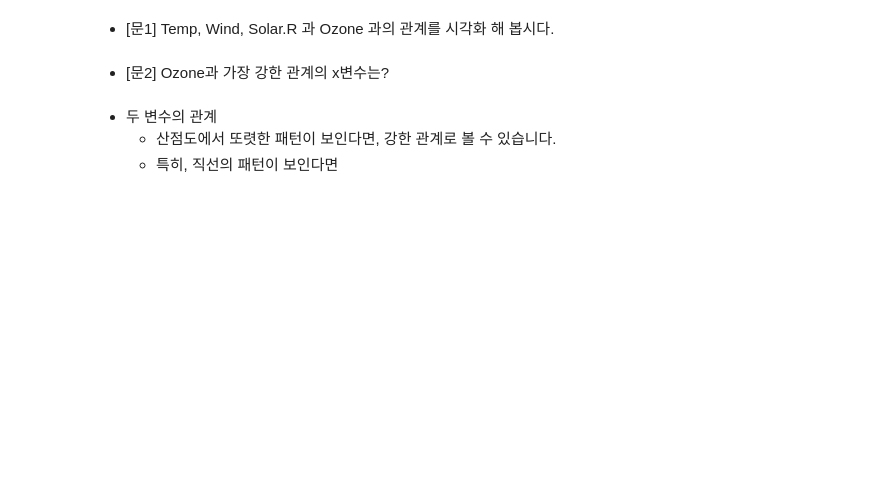
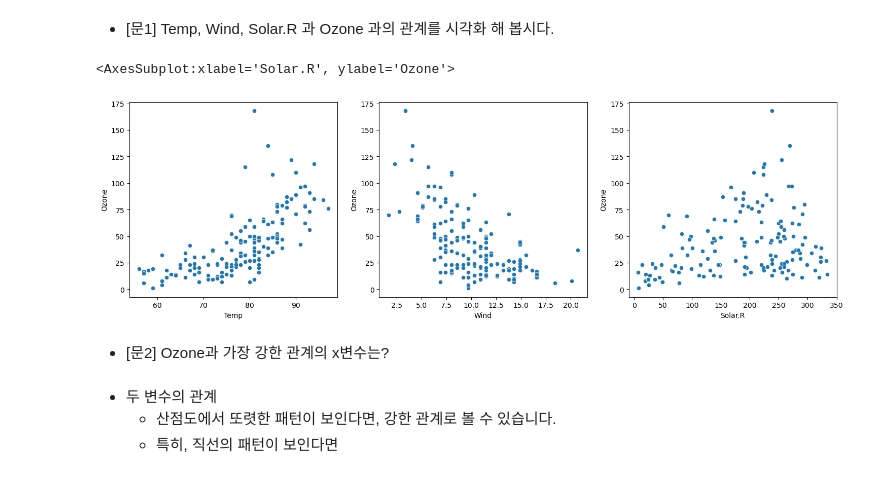
Before and after one commit to Hyunggul/Numpy-Pandas, a Jupyter notebook: 09 - 이변량_숫자 vs 숫자.ipynb, the cells around one changed output. Drawn from its saved outputs; the diff is of its cells as text; code cells hidden in the pictures; blank space fills up the shorter version.

```diff
--- a/09 - 이변량_숫자 vs 숫자.ipynb
+++ b/09 - 이변량_숫자 vs 숫자.ipynb
@@ -69,6 +87,18 @@ plt.show()
 <img src='https://raw.githubusercontent.com/jangrae/img/master/practice_01.png' width=120 align="left"/>
 # %% [markdown]
 * [문1] Temp, Wind, Solar.R 과 Ozone 과의 관계를 시각화 해 봅시다.
+# %%
+plt.figure(figsize = (18,5))
+
+plt.subplot(131)
+sns.scatterplot(x = 'Temp', y = 'Ozone', data = air)
+plt.subplot(132)
+sns.scatterplot(x = 'Wind', y = 'Ozone', data = air)
+plt.subplot(133)
+sns.scatterplot(x = 'Solar.R', y = 'Ozone', data = air)
+# %% [output]
+<AxesSubplot:xlabel='Solar.R', ylabel='Ozone'>
+[figure, added]
 # %% [markdown]
 * [문2] Ozone과 가장 강한 관계의 x변수는?
 # %% [markdown]
```
Also changed, not shown: parts of 22 cells of this notebook.
